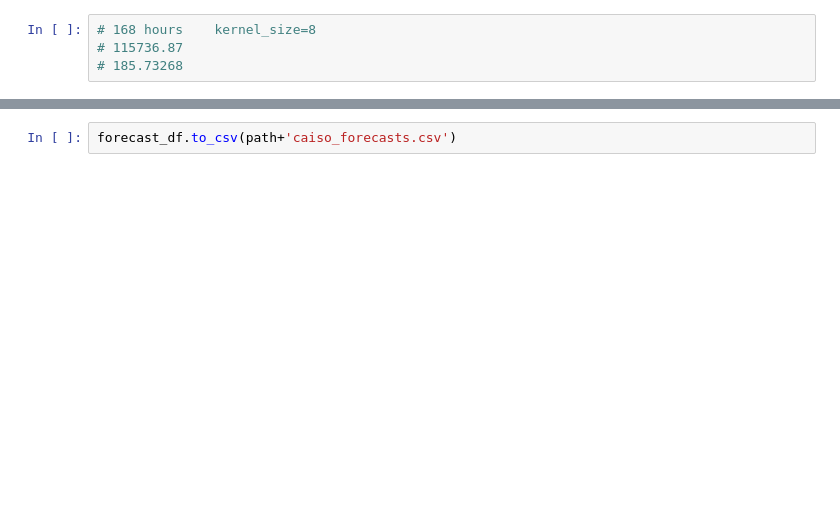
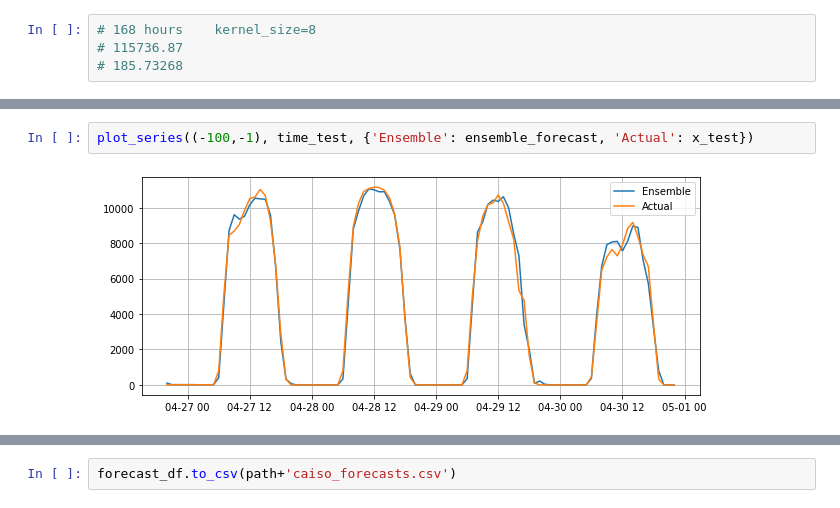
Before and after one commit to dlevonian/california_renewables, a Jupyter notebook: caiso_forecast.ipynb, the cells around one changed output, grey strips where cells are left out. Drawn from its saved outputs; the diff is of its cells as text; blank space fills up the shorter version.

```diff
--- a/caiso_forecast.ipynb
+++ b/caiso_forecast.ipynb
@@ -499,0 +528,4 @@ plt.plot(X,Y)
+# %%
+plot_series((-100,-1), time_test, {'Ensemble': ensemble_forecast, 'Actual': x_test})
+# %% [output]
+[figure, added]
```
Also changed, not shown: parts of 31 cells of this notebook.
